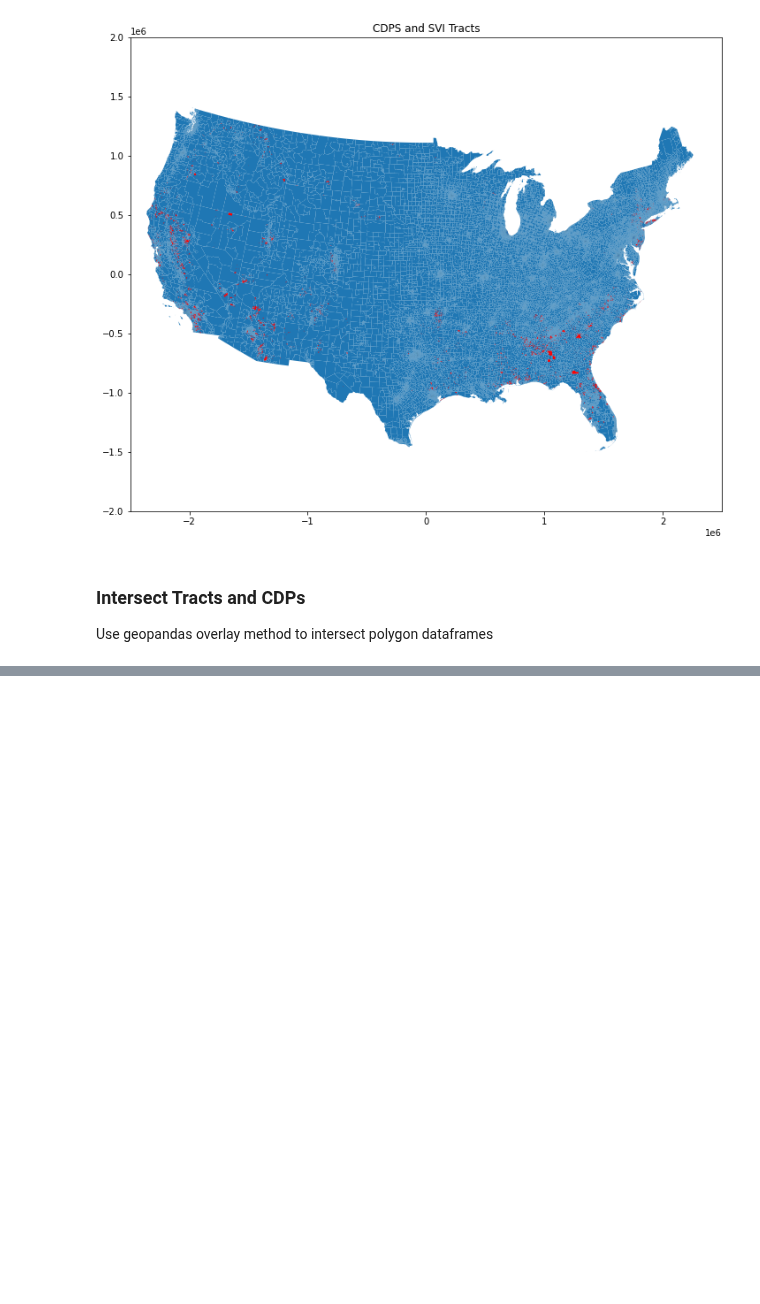
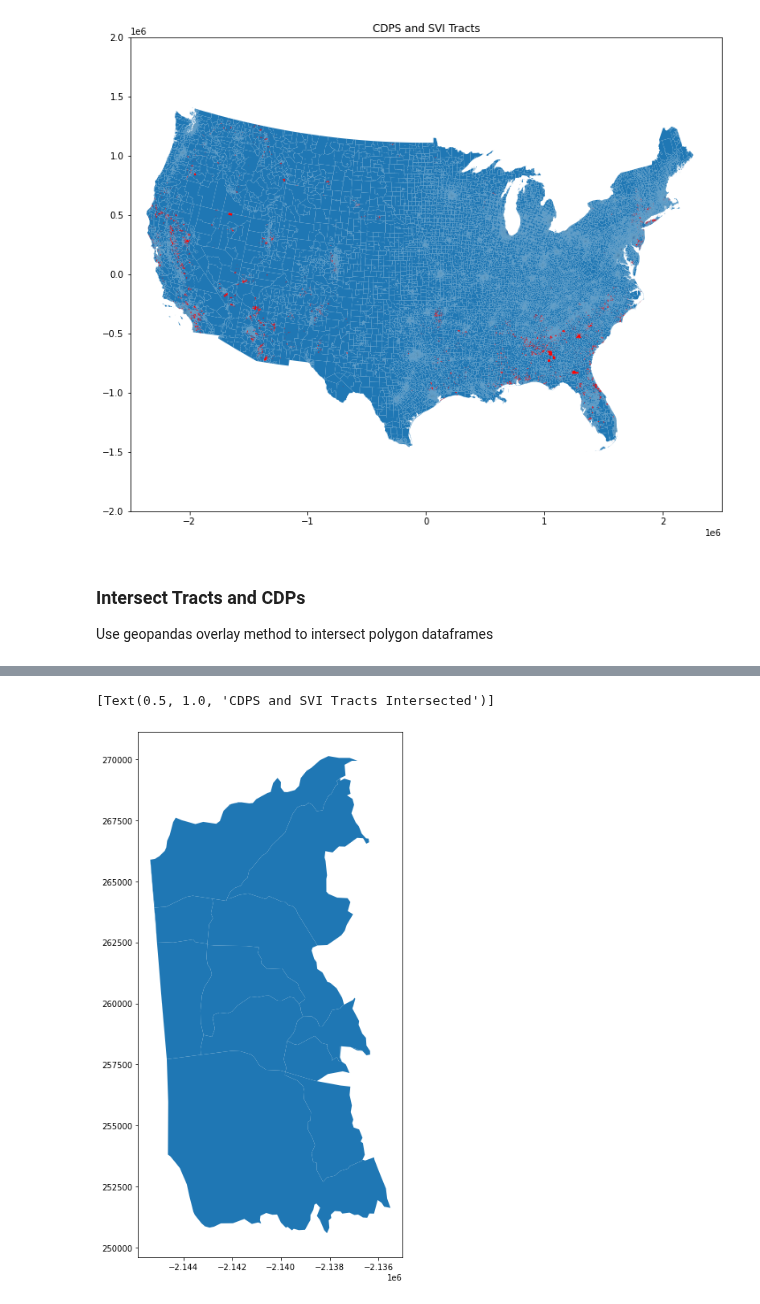
Before and after one commit to zac-stanley/us-communities-fire, a Jupyter notebook: notebooks/zs_plotting_reprojecting_intersecting.ipynb, the cells around one changed output, grey strips where cells are left out. Cells and saved outputs as stored; diff of their text form; code cells hidden in the pictures; blank space fills up the shorter version.

```diff
--- a/notebooks/zs_plotting_reprojecting_intersecting.ipynb
+++ b/notebooks/zs_plotting_reprojecting_intersecting.ipynb
@@ -139,0 +163,8 @@ ax.set(xlim=(-2500000, 2500000), ylim=(-2000000, 2000000));
+# %%
+# plot intersection results in the CDP of El Dorado Hills, CA
+eldhills = cdps_svi_int.loc[cdps_svi_int['NAME_x'] == 'El Dorado Hills']
+
+eldhills.plot();
+# %% [output]
+[Text(0.5, 1.0, 'CDPS and SVI Tracts Intersected')]
+[figure, added]
```
Also changed, not shown: parts of 3 cells of this notebook.
